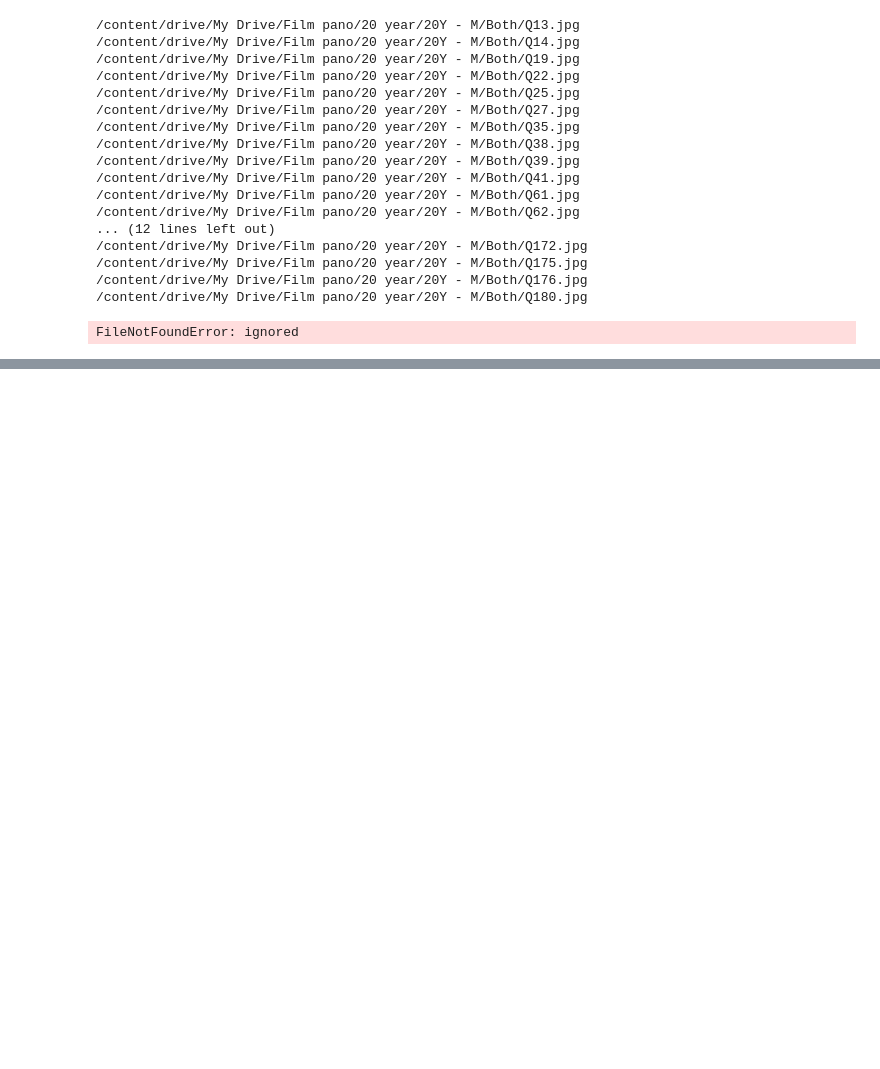
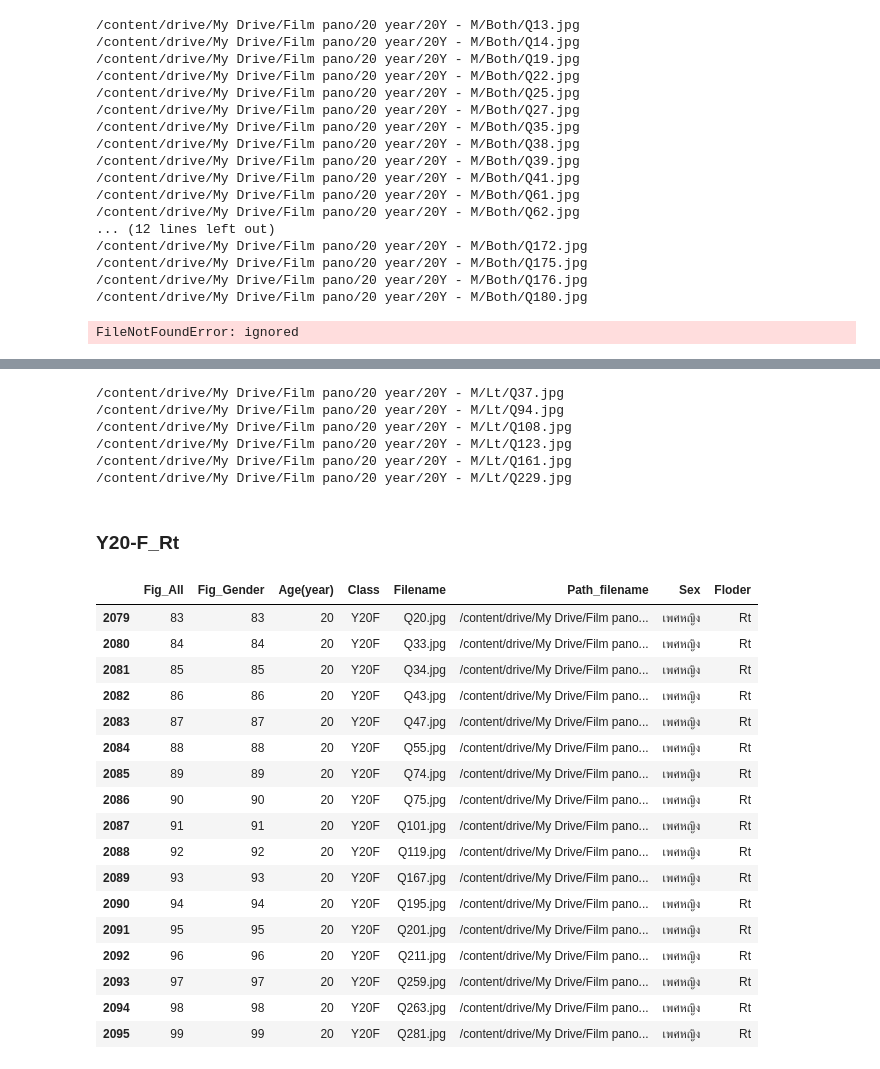
Before and after one commit to Wanita-8943/efficientnet_keras_transfer_learning, a Jupyter notebook: ตัดรูป.ipynb, the cells around one changed output, grey strips where cells are left out. Drawn from its saved outputs; the diff is of its cells as text; code cells hidden in the pictures; blank space fills up the shorter version.

```diff
--- a/ตัดรูป.ipynb
+++ b/ตัดรูป.ipynb
@@ -3826,0 +4264,56 @@ FileNotFoundError: ignored
+# %%
+from PIL import Image
+import matplotlib.pyplot as plt
+
+path = Y20M_2['Path_filename'].tolist()
+frac = 0.60
+for i in path:
+    filename = i.split("/")[-1]
+    img = Image.open(i)
+    print(i)
+    #right ---------------------------------------------------
+    left = img.size[0]*((1-frac))
+    upper = 0
+    right = img.size[0]
+    bottom = img.size[1]
+    cropped_right= img.crop((left, upper, right, bottom))
+    #save setting by youreself
+    cropped_right.save('/content/drive/MyDrive/cut_panoramic/20Y/20Y-M/Lt/'+filename)
+    #flip ---------------------------------------------------
+    #read the image
+    im = Image.open('/content/drive/MyDrive/cut_panoramic/20Y/20Y-M/Lt/'+filename)
+
+    #flip image
+    out = im.transpose(PIL.Image.FLIP_LEFT_RIGHT)
+    out.save('/content/drive/MyDrive/cut_panoramic/20Y/20Y-M/Lt/Flip_'+filename)
+# %% [output]
+/content/drive/My Drive/Film pano/20 year/20Y - M/Lt/Q37.jpg
+/content/drive/My Drive/Film pano/20 year/20Y - M/Lt/Q94.jpg
+/content/drive/My Drive/Film pano/20 year/20Y - M/Lt/Q108.jpg
+/content/drive/My Drive/Film pano/20 year/20Y - M/Lt/Q123.jpg
+/content/drive/My Drive/Film pano/20 year/20Y - M/Lt/Q161.jpg
+/content/drive/My Drive/Film pano/20 year/20Y - M/Lt/Q229.jpg
+# %% [markdown]
+### Y20-F_Rt
+# %%
+Y20F_3= df[(df['Class'] == 'Y20F')&(df['Floder']=='Rt')]#หญิง
+Y20F_3
+# %% [output]
+|  | Fig_All | Fig_Gender | Age(year) | Class | Filename | Path_filename | Sex | Floder |
+| 2079 | 83 | 83 | 20 | Y20F | Q20.jpg | /content/drive/My Drive/Film pano... | เพศหญิง | Rt |
+| 2080 | 84 | 84 | 20 | Y20F | Q33.jpg | /content/drive/My Drive/Film pano... | เพศหญิง | Rt |
+| 2081 | 85 | 85 | 20 | Y20F | Q34.jpg | /content/drive/My Drive/Film pano... | เพศหญิง | Rt |
+| 2082 | 86 | 86 | 20 | Y20F | Q43.jpg | /content/drive/My Drive/Film pano... | เพศหญิง | Rt |
+| 2083 | 87 | 87 | 20 | Y20F | Q47.jpg | /content/drive/My Drive/Film pano... | เพศหญิง | Rt |
+| 2084 | 88 | 88 | 20 | Y20F | Q55.jpg | /content/drive/My Drive/Film pano... | เพศหญิง | Rt |
+| 2085 | 89 | 89 | 20 | Y20F | Q74.jpg | /content/drive/My Drive/Film pano... | เพศหญิง | Rt |
+| 2086 | 90 | 90 | 20 | Y20F | Q75.jpg | /content/drive/My Drive/Film pano... | เพศหญิง | Rt |
+| 2087 | 91 | 91 | 20 | Y20F | Q101.jpg | /content/drive/My Drive/Film pano... | เพศหญิง | Rt |
+| 2088 | 92 | 92 | 20 | Y20F | Q119.jpg | /content/drive/My Drive/Film pano... | เพศหญิง | Rt |
+| 2089 | 93 | 93 | 20 | Y20F | Q167.jpg | /content/drive/My Drive/Film pano... | เพศหญิง | Rt |
+| 2090 | 94 | 94 | 20 | Y20F | Q195.jpg | /content/drive/My Drive/Film pano... | เพศหญิง | Rt |
+| 2091 | 95 | 95 | 20 | Y20F | Q201.jpg | /content/drive/My Drive/Film pano... | เพศหญิง | Rt |
+| 2092 | 96 | 96 | 20 | Y20F | Q211.jpg | /content/drive/My Drive/Film pano... | เพศหญิง | Rt |
+| 2093 | 97 | 97 | 20 | Y20F | Q259.jpg | /content/drive/My Drive/Film pano... | เพศหญิง | Rt |
+| 2094 | 98 | 98 | 20 | Y20F | Q263.jpg | /content/drive/My Drive/Film pano... | เพศหญิง | Rt |
+| 2095 | 99 | 99 | 20 | Y20F | Q281.jpg | /content/drive/My Drive/Film pano... | เพศหญิง | Rt |
```
Also changed, not shown: parts of 132 cells of this notebook.
